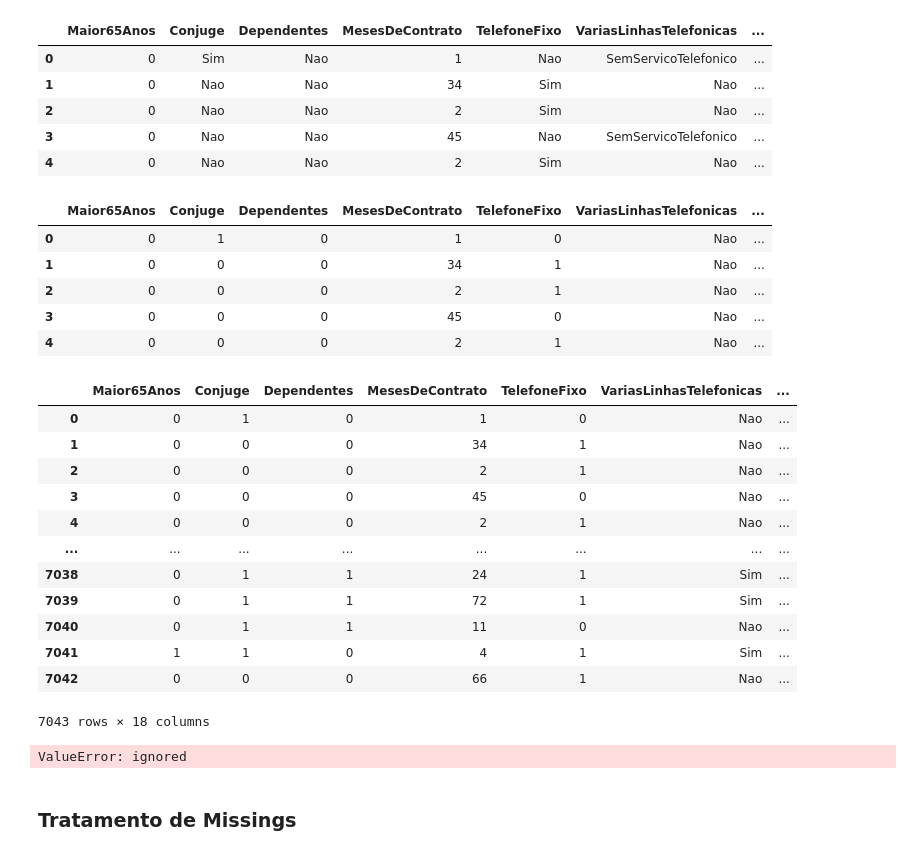
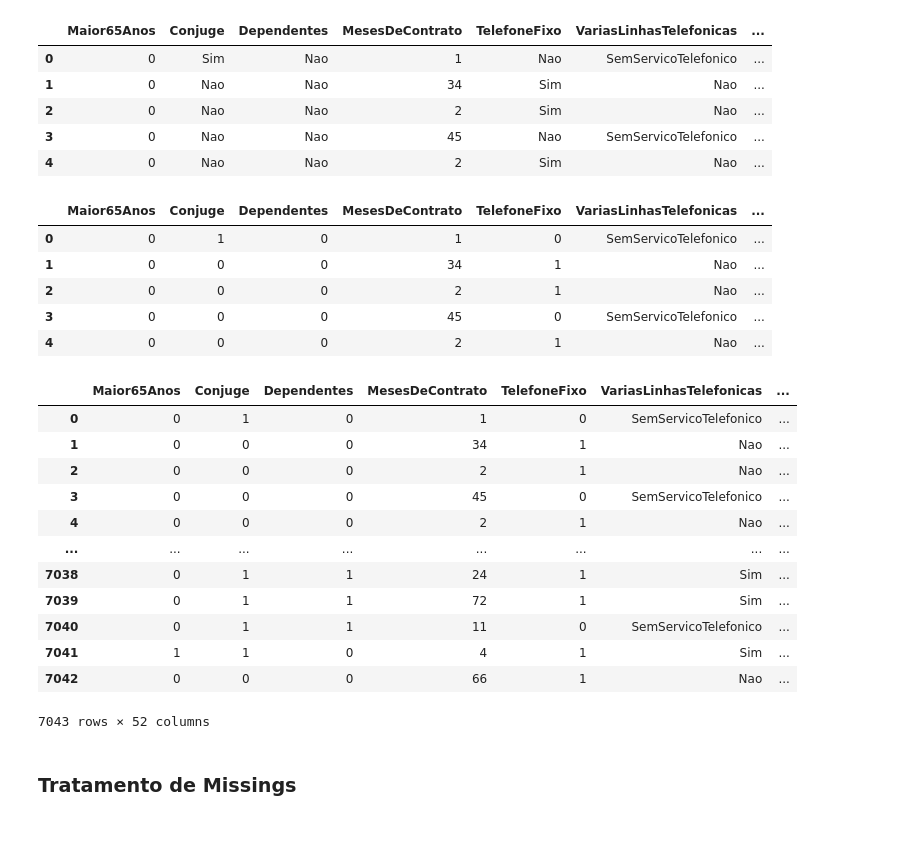
Before and after one commit to simonefmr/global_emissions, a Jupyter notebook: Sprint2_MVP_A.ipynb, the cells around one changed output. Saved outputs shown, nothing was run; the diff lists cells and outputs as text; code cells hidden in the pictures.

```diff
--- a/Sprint2_MVP_A.ipynb
+++ b/Sprint2_MVP_A.ipynb
@@ -86,43 +86,34 @@ dataset['PagamentoOnline'] = dataset['PagamentoOnline'].replace(traducao_dic)
 
 dataset['Churn'] = dataset['Churn'].replace(traducao_dic)
 
-# Substitua 'sem linha telefônica' por 'Nenhum' - Para fins de análise,
-# vamos estabelecer o critério Sim ou Não para 'Varias Linhas Telefonicas'
-# Para situação 'SemServicoTelefonico' vamos informar como 'NAO'.
-dataset['VariasLinhasTelefonicas'] = dataset['VariasLinhasTelefonicas'].replace('SemServicoTelefonico', 'Nao')
-
 dataset.head(5)
 # %% [output]
 |  | Maior65Anos | Conjuge | Dependentes | MesesDeContrato | TelefoneFixo | VariasLinhasTelefonicas | ... |
-| 0 | 0 | 1 | 0 | 1 | 0 | Nao | ... |
+| 0 | 0 | 1 | 0 | 1 | 0 | SemServicoTelefonico | ... |
 | 1 | 0 | 0 | 0 | 34 | 1 | Nao | ... |
 | 2 | 0 | 0 | 0 | 2 | 1 | Nao | ... |
-| 3 | 0 | 0 | 0 | 45 | 0 | Nao | ... |
+| 3 | 0 | 0 | 0 | 45 | 0 | SemServicoTelefonico | ... |
 | 4 | 0 | 0 | 0 | 2 | 1 | Nao | ... |
 # %%
 #transformação pelo get_dummies
-dummie_dados = pd.get_dummies(dataset.drop(['Conjuge', 'Dependentes', 'TelefoneFixo', 'VariasLinhasTelefonicas', 'PagamentoOnline', 'Churn'],
+dummie_dados = pd.get_dummies(dataset.drop(['Conjuge', 'Dependentes', 'TelefoneFixo', 'PagamentoOnline', 'Churn'],
                 axis=1))
 
 #junção dos dados trasformados com os que já tinhamos
 dataset_final = pd.concat([dataset, dummie_dados], axis=1)
 
-dataset
+dataset_final
 # %% [output]
 |  | Maior65Anos | Conjuge | Dependentes | MesesDeContrato | TelefoneFixo | VariasLinhasTelefonicas | ... |
-| 0 | 0 | 1 | 0 | 1 | 0 | Nao | ... |
+| 0 | 0 | 1 | 0 | 1 | 0 | SemServicoTelefonico | ... |
 | 1 | 0 | 0 | 0 | 34 | 1 | Nao | ... |
 | 2 | 0 | 0 | 0 | 2 | 1 | Nao | ... |
-| 3 | 0 | 0 | 0 | 45 | 0 | Nao | ... |
+| 3 | 0 | 0 | 0 | 45 | 0 | SemServicoTelefonico | ... |
 | 4 | 0 | 0 | 0 | 2 | 1 | Nao | ... |
 | ... | ... | ... | ... | ... | ... | ... | ... |
 | 7038 | 0 | 1 | 1 | 24 | 1 | Sim | ... |
 | 7039 | 0 | 1 | 1 | 72 | 1 | Sim | ... |
-| 7040 | 0 | 1 | 1 | 11 | 0 | Nao | ... |
+| 7040 | 0 | 1 | 1 | 11 | 0 | SemServicoTelefonico | ... |
 | 7041 | 1 | 1 | 0 | 4 | 1 | Sim | ... |
 | 7042 | 0 | 0 | 0 | 66 | 1 | Nao | ... |
-7043 rows × 18 columns
+7043 rows × 52 columns
-# %%
-dataset_final = dataset_final.astype(float)
-# %% [output]
-ValueError: ignored
```
Also changed, not shown: parts of 11 cells of this notebook.
